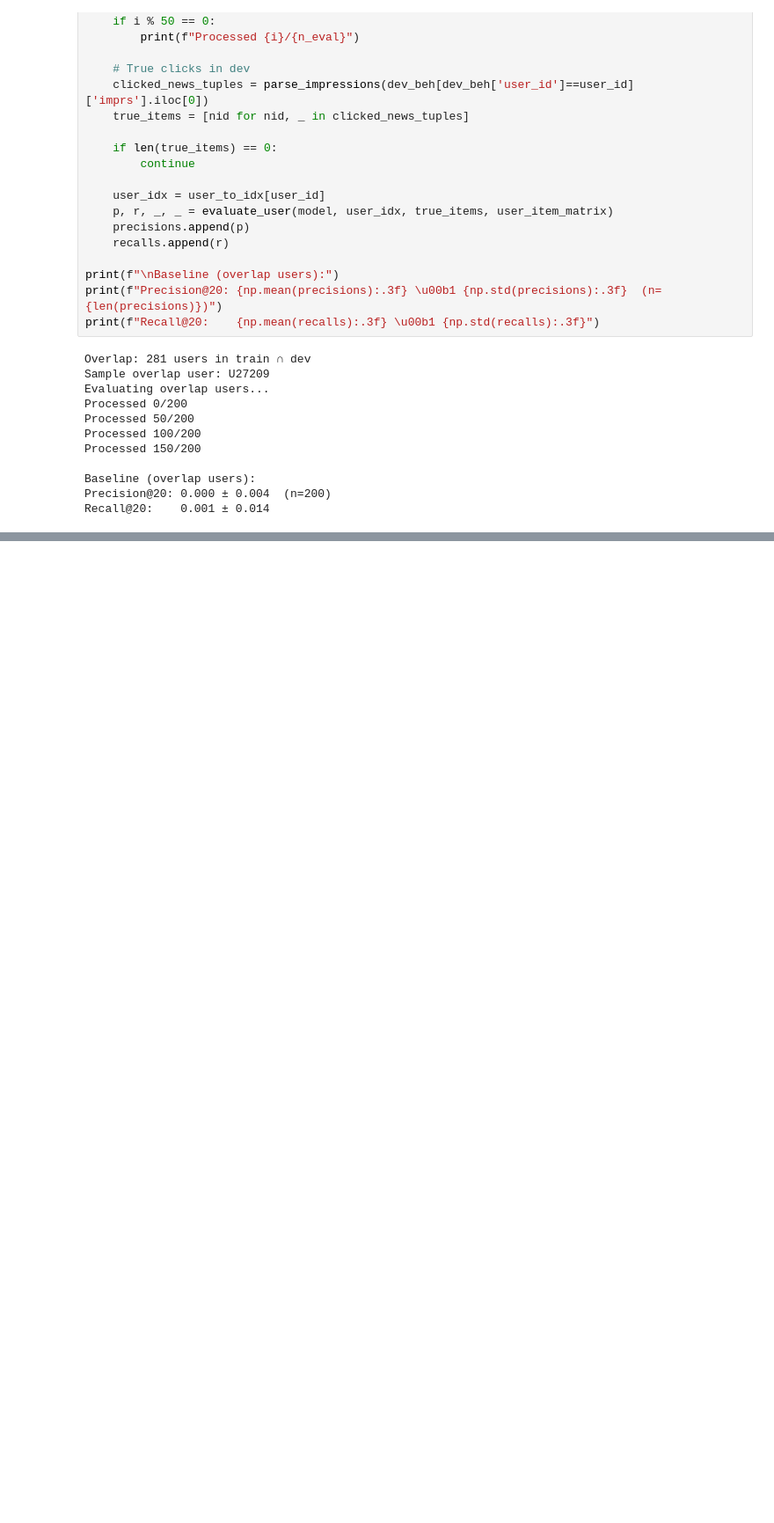
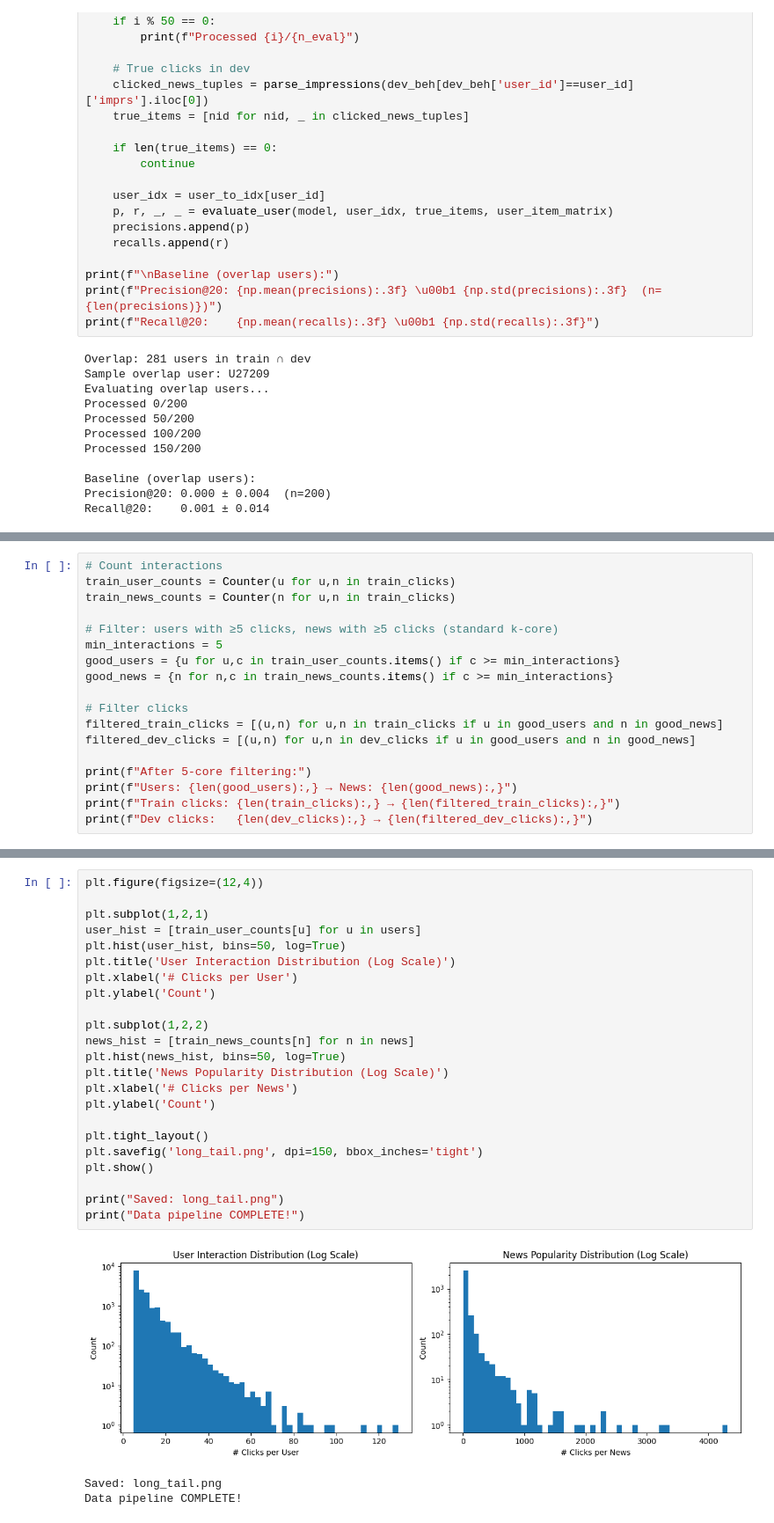
Before and after one commit to neeyatlotlikar/me_fy_project, a Jupyter notebook: ADF_ReRanking_MIND.ipynb, the cells around one changed output, grey strips where cells are left out. Shown at 88% size. Saved outputs shown, nothing was run; the diff lists cells and outputs as text; blank space fills up the shorter version.

Commit message:
ADF Pipeline Implemented

```diff
--- a/ADF_ReRanking_MIND.ipynb
+++ b/ADF_ReRanking_MIND.ipynb
@@ -539,0 +679,18 @@ Recall@20:    0.001 ± 0.014
+# %%
+# Count interactions
+train_user_counts = Counter(u for u,n in train_clicks)
+train_news_counts = Counter(n for u,n in train_clicks)
+
+# Filter: users with ≥5 clicks, news with ≥5 clicks (standard k-core)
+min_interactions = 5
+good_users = {u for u,c in train_user_counts.items() if c >= min_interactions}
+good_news = {n for n,c in train_news_counts.items() if c >= min_interactions}
+
+# Filter clicks
+filtered_train_clicks = [(u,n) for u,n in train_clicks if u in good_users and n in good_news]
+filtered_dev_clicks = [(u,n) for u,n in dev_clicks if u in good_users and n in good_news]
+
+print(f"After 5-core filtering:")
+print(f"Users: {len(good_users):,} → News: {len(good_news):,}")
+print(f"Train clicks: {len(train_clicks):,} → {len(filtered_train_clicks):,}")
+print(f"Dev clicks:   {len(dev_clicks):,} → {len(filtered_dev_clicks):,}")
@@ -539,0 +743,27 @@ Recall@20:    0.001 ± 0.014
+# %%
+plt.figure(figsize=(12,4))
+
+plt.subplot(1,2,1)
+user_hist = [train_user_counts[u] for u in users]
+plt.hist(user_hist, bins=50, log=True)
+plt.title('User Interaction Distribution (Log Scale)')
+plt.xlabel('# Clicks per User')
+plt.ylabel('Count')
+
+plt.subplot(1,2,2)
+news_hist = [train_news_counts[n] for n in news]
+plt.hist(news_hist, bins=50, log=True)
+plt.title('News Popularity Distribution (Log Scale)')
+plt.xlabel('# Clicks per News')
+plt.ylabel('Count')
+
+plt.tight_layout()
+plt.savefig('long_tail.png', dpi=150, bbox_inches='tight')
+plt.show()
+
+print("Saved: long_tail.png")
+print("Data pipeline COMPLETE!")
+# %% [output]
+[figure, added]
+Saved: long_tail.png
+Data pipeline COMPLETE!
```
Also changed, not shown: parts of 81 cells of this notebook.
